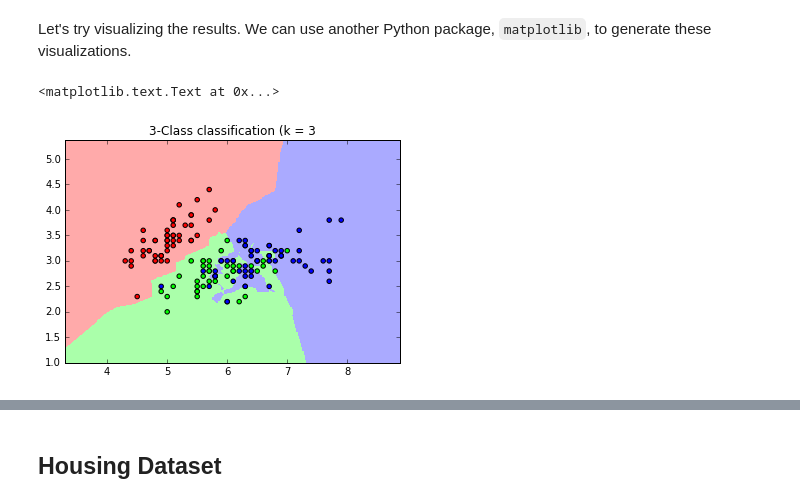
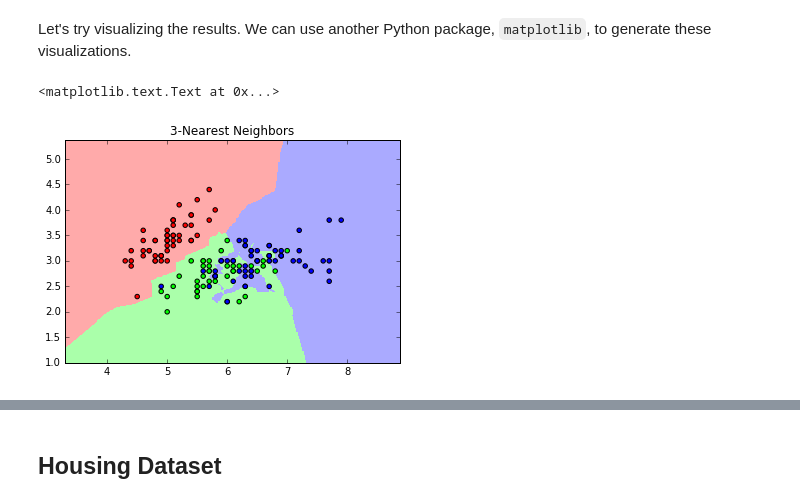
Before and after one commit to cse44648/cse44648, a Jupyter notebook: notebooks/03 - Classification.ipynb, the cells around one changed output, grey strips where cells are left out. Cells and saved outputs as stored; diff of their text form; code cells hidden in the pictures.

Commit message:
Updated Classification Notebook

```diff
--- a/notebooks/03 - Classification.ipynb
+++ b/notebooks/03 - Classification.ipynb
@@ -53,11 +53,11 @@ One of the simplest classification algorithms is the _k_-nearest neighbors algor
 # %%
 from sklearn.neighbors import KNeighborsClassifier
 
-clf = KNeighborsClassifier(n_neighbors=3)
+clf_knn = KNeighborsClassifier(n_neighbors=3)
 # %% [markdown]
 Every classifier in `sklearn` has a `fit()` method. For a supervised learning algorithm, which learns to map features _X_ to classes _y_, we must input the corresponding _X_ and _y_ data.
 # %%
-clf.fit(X, y)
+clf_knn.fit(X, y)
 # %% [output]
 KNeighborsClassifier(algorithm='auto', leaf_size=30, metric='minkowski',
            metric_params=None, n_jobs=1, n_neighbors=3, p=2,
@@ -126,22 +126,22 @@ cmap_bold = ListedColormap(['#FF0000', '#00FF00', '#0000FF'])
 # %%
 # Plot the decision boundary. For that, we will assign a color to each
 # point in the mesh [x_min, m_max]x[y_min, y_max].
 x_min, x_max = X.iloc[:, 0].min() - 1, X.iloc[:, 0].max() + 1
 y_min, y_max = X.iloc[:, 1].min() - 1, X.iloc[:, 1].max() + 1
 xx, yy = np.meshgrid(np.arange(x_min, x_max, h),
                      np.arange(y_min, y_max, h))
-Z = clf.predict(np.c_[xx.ravel(), yy.ravel()])
+Z = clf_knn.predict(np.c_[xx.ravel(), yy.ravel()])
 
 # Put the result into a color plot
 Z = Z.reshape(xx.shape)
 plt.figure()
 plt.pcolormesh(xx, yy, Z, cmap=cmap_light)
 
 # Plot also the training points
 plt.scatter(X.iloc[:, 0], X.iloc[:, 1], c=y, cmap=cmap_bold)
 plt.xlim(xx.min(), xx.max())
 plt.ylim(yy.min(), yy.max())
-plt.title("3-Class classification (k = 3")
+plt.title("3-Nearest Neighbors")
 # %% [output]
 <matplotlib.text.Text at 0x...>
-[figure, old version]
+[figure, new version]
```
Also changed, not shown: parts of 21 cells of this notebook.
